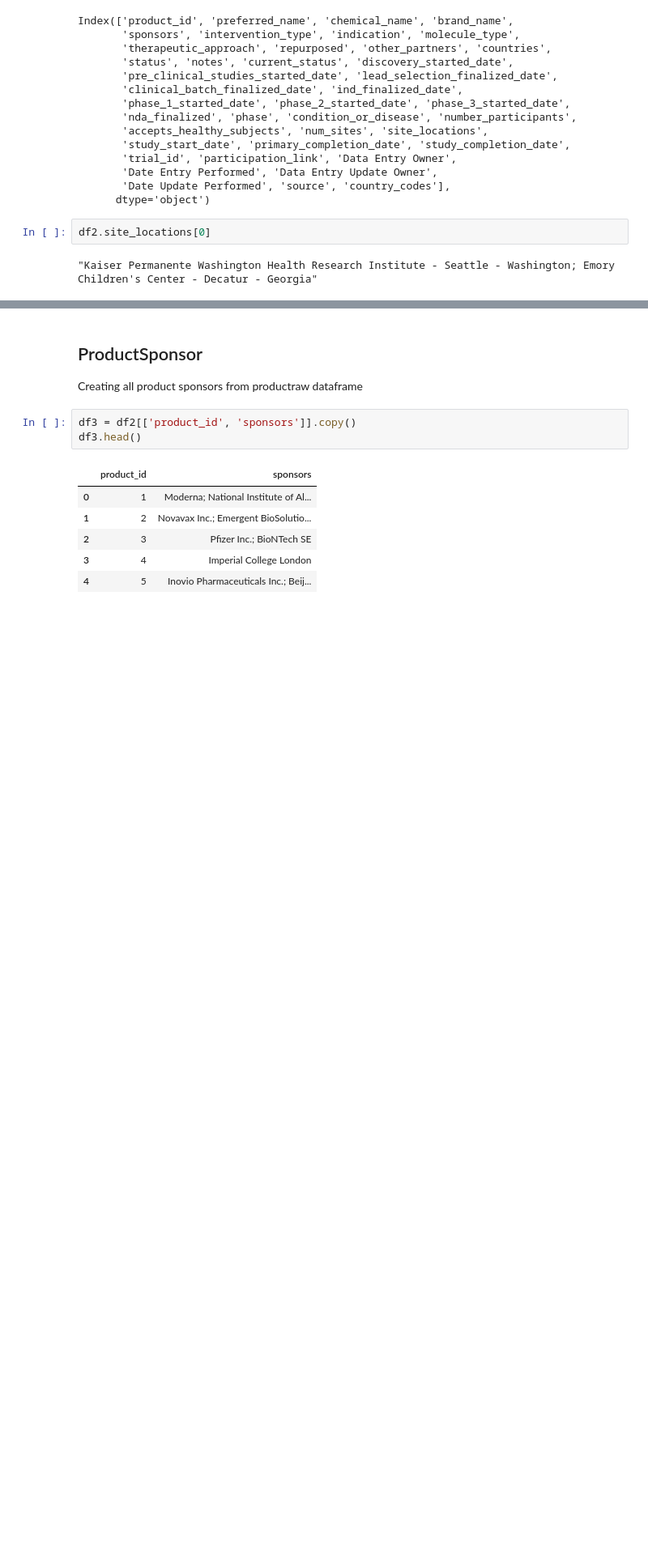
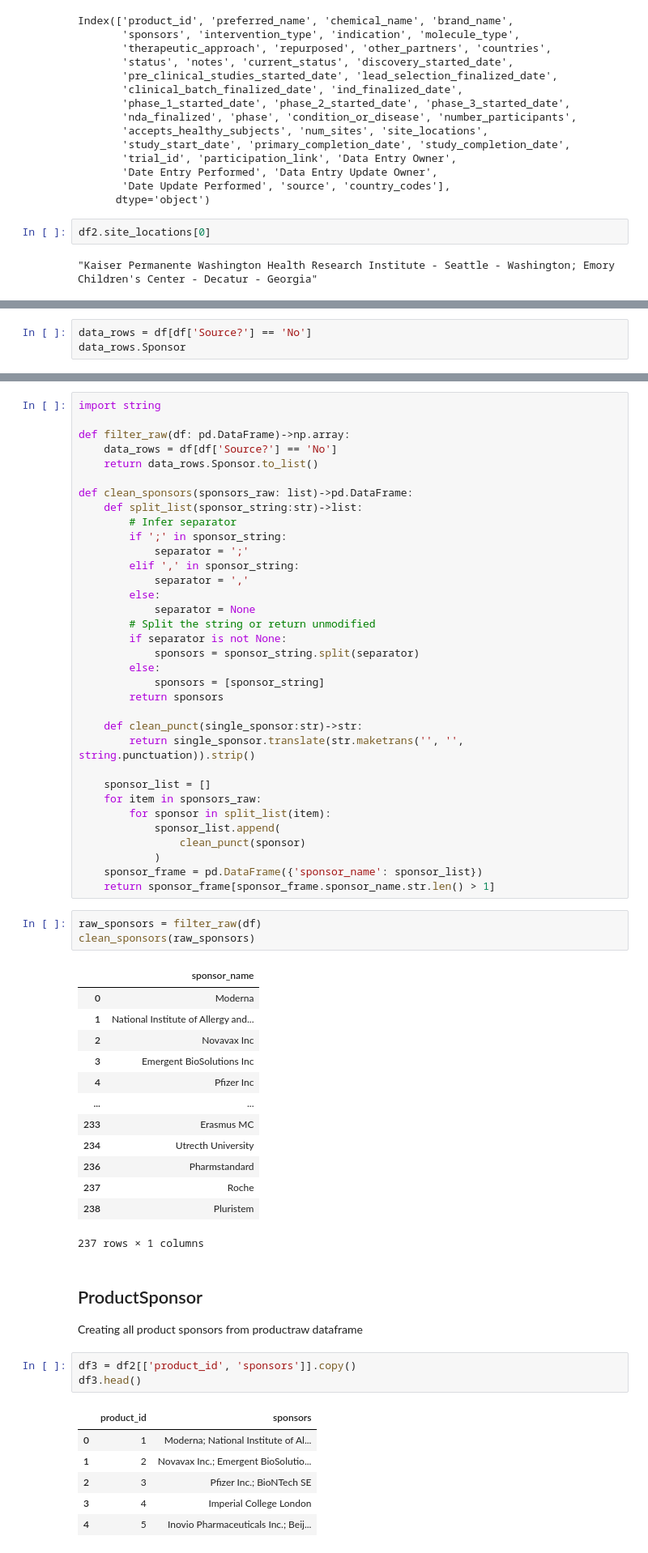
Before and after one commit to c19-rnd-dashboard/py-api-vac-rnd-dash, a Jupyter notebook: data/vaccines/Clean HelpWithCovid Vaccines.ipynb, the cells around one changed output, grey strips where cells are left out. Shown at 81% size. Cells and saved outputs as stored; diff of their text form; blank space fills up the shorter version.

Commit message:
ENH: Added sponsor cleaning and write route.  Fixed transformation order.  Added useful logging.

```diff
--- a/data/vaccines/Clean HelpWithCovid Vaccines.ipynb
+++ b/data/vaccines/Clean HelpWithCovid Vaccines.ipynb
@@ -429,0 +434,3 @@ df2.site_locations[0]
+# %%
+data_rows = df[df['Source?'] == 'No']
+data_rows.Sponsor
@@ -430,3 +450,54 @@ df2.site_locations[0]
+# %%
+import string
+
+def filter_raw(df: pd.DataFrame)->np.array:
+    data_rows = df[df['Source?'] == 'No']
+    return data_rows.Sponsor.to_list()
+
+def clean_sponsors(sponsors_raw: list)->pd.DataFrame:
+    def split_list(sponsor_string:str)->list:
+        # Infer separator
+        if ';' in sponsor_string:
+            separator = ';'
+        elif ',' in sponsor_string:
+            separator = ','
+        else:
+            separator = None
+        # Split the string or return unmodified
+        if separator is not None:
+            sponsors = sponsor_string.split(separator)
+        else:
+            sponsors = [sponsor_string]
+        return sponsors
+
+    def clean_punct(single_sponsor:str)->str:
+        return single_sponsor.translate(str.maketrans('', '', string.punctuation)).strip()
+
+    sponsor_list = []
+    for item in sponsors_raw:
+        for sponsor in split_list(item):
+            sponsor_list.append(
+                clean_punct(sponsor)
+            )
+    sponsor_frame = pd.DataFrame({'sponsor_name': sponsor_list})
+    return sponsor_frame[sponsor_frame.sponsor_name.str.len() > 1]
+# %%
+raw_sponsors = filter_raw(df)
+clean_sponsors(raw_sponsors)
+# %% [output]
+|  | sponsor_name |
+| 0 | Moderna |
+| 1 | National Institute of Allergy and... |
+| 2 | Novavax Inc |
+| 3 | Emergent BioSolutions Inc |
+| 4 | Pfizer Inc |
+| ... | ... |
+| 233 | Erasmus MC |
+| 234 | Utrecth University |
+| 236 | Pharmstandard |
+| 237 | Roche |
+| 238 | Pluristem |
+237 rows × 1 columns
 # %% [markdown]
 ## ProductSponsor
 
```
Also changed, not shown: parts of 2 cells of this notebook, 7 other files.
